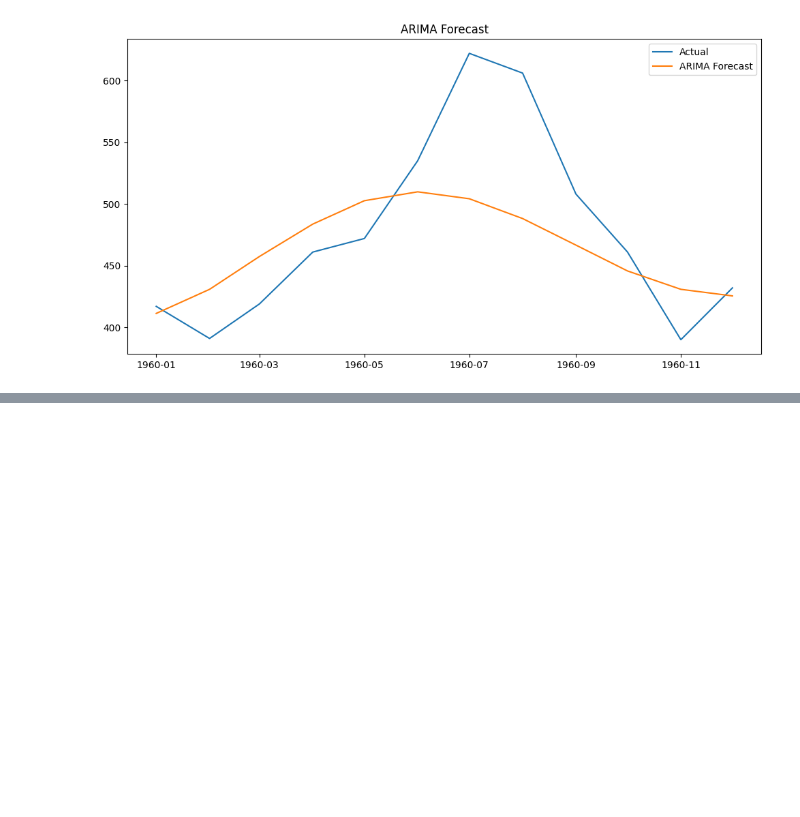
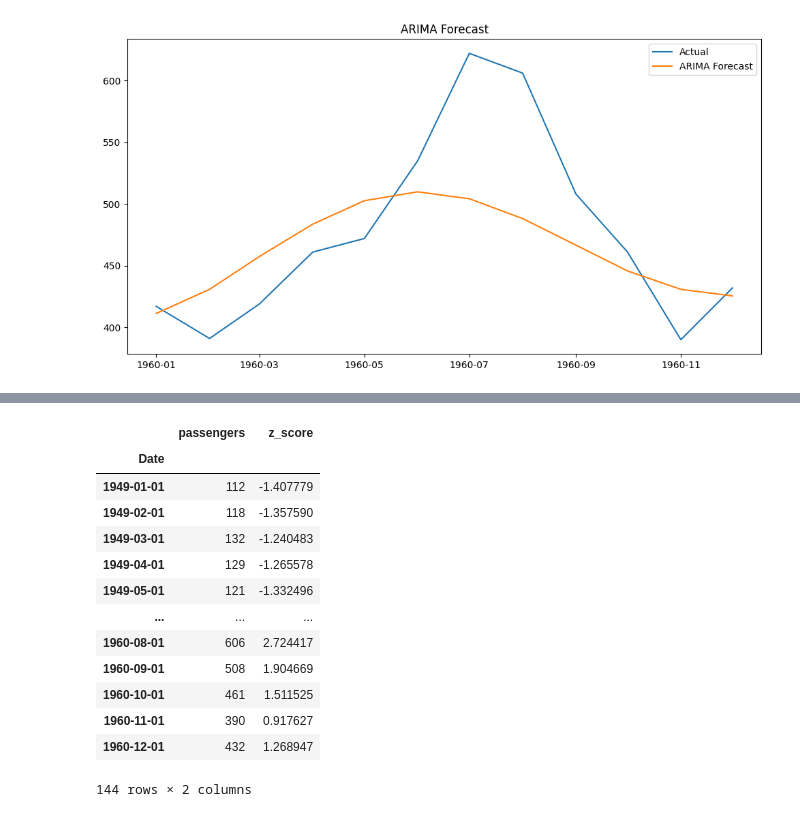
Before and after one commit to Anishsunar/Deep_learning_Practice-, a Jupyter notebook: Time_Series.ipynb, the cells around one changed output, grey strips where cells are left out. Drawn from its saved outputs; the diff is of its cells as text; code cells hidden in the pictures; blank space fills up the shorter version.

```diff
--- a/Time_Series.ipynb
+++ b/Time_Series.ipynb
@@ -128,0 +167,17 @@ test = airline.iloc[-12:]
+# %%
+airline
+# %% [output]
+|  | passengers | z_score |
+| Date |  |  |
+| 1949-01-01 | 112 | -1.407779 |
+| 1949-02-01 | 118 | -1.357590 |
+| 1949-03-01 | 132 | -1.240483 |
+| 1949-04-01 | 129 | -1.265578 |
+| 1949-05-01 | 121 | -1.332496 |
+| ... | ... | ... |
+| 1960-08-01 | 606 | 2.724417 |
+| 1960-09-01 | 508 | 1.904669 |
+| 1960-10-01 | 461 | 1.511525 |
+| 1960-11-01 | 390 | 0.917627 |
+| 1960-12-01 | 432 | 1.268947 |
+144 rows × 2 columns
```
Also changed, not shown: parts of 3 cells of this notebook.
